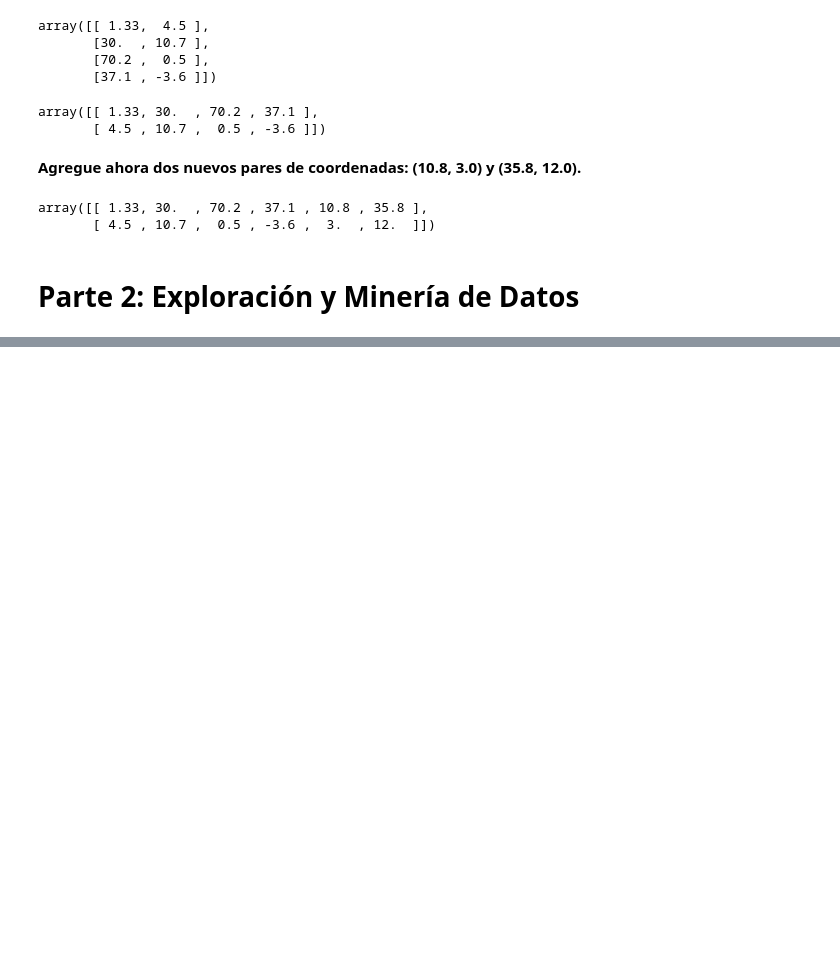
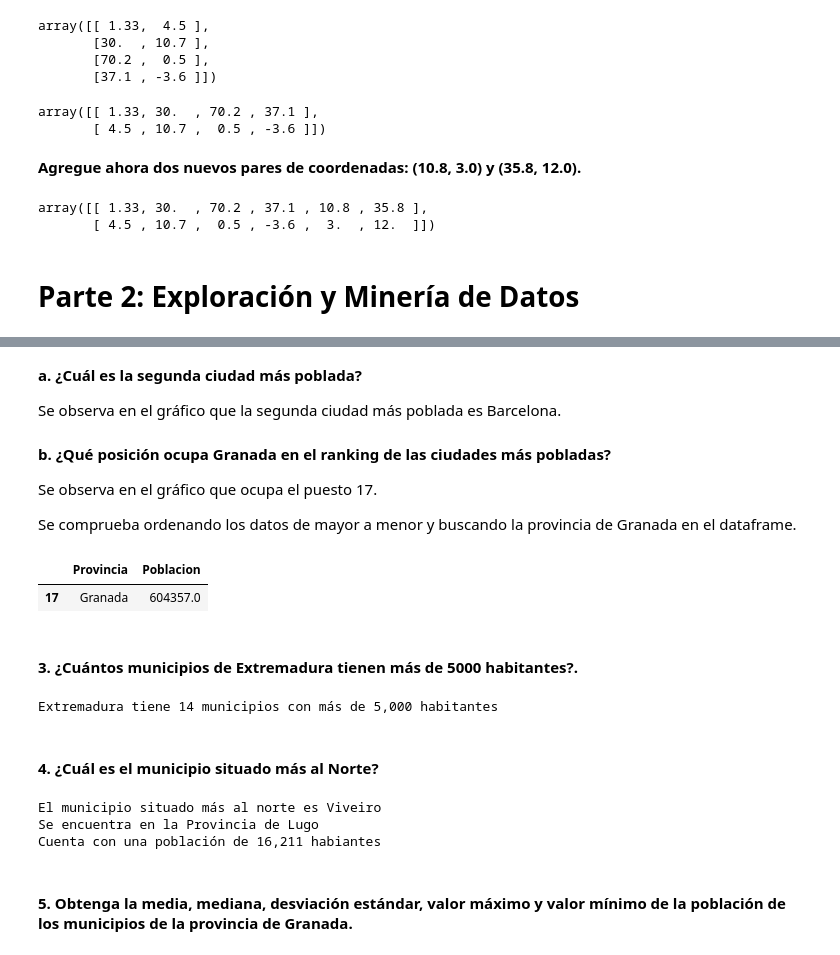
Before and after one commit to jriveramol/Lab3_Numpy_Pandas, a Jupyter notebook: Lab3_Numpy_Pandas.ipynb, the cells around one changed output, grey strips where cells are left out. Cells and saved outputs as stored; diff of their text form; code cells hidden in the pictures; blank space fills up the shorter version.

```diff
--- a/Lab3_Numpy_Pandas.ipynb
+++ b/Lab3_Numpy_Pandas.ipynb
@@ -130,0 +165,40 @@ import matplotlib.pyplot as plt
+# %% [markdown]
+**a. ¿Cuál es la segunda ciudad más poblada?**
+
+Se observa en el gráfico que la segunda ciudad más poblada es Barcelona.
+# %% [markdown]
+**b. ¿Qué posición ocupa Granada en el ranking de las ciudades más pobladas?**
+
+Se observa en el gráfico que ocupa el puesto 17.
+
+Se comprueba ordenando los datos de mayor a menor y buscando la provincia de Granada en el dataframe.
+# %%
+pob_prov_sort = (pob_prov
+                 .sort_values(by='Poblacion', ascending=False)
+                 .reset_index()
+                )
+pob_prov_sort.index += 1
+pob_prov_sort[pob_prov_sort.Provincia == 'Granada']
+# %% [output]
+|  | Provincia | Poblacion |
+| 17 | Granada | 604357.0 |
+# %% [markdown]
+#### 3. ¿Cuántos municipios de Extremadura tienen más de 5000 habitantes?.
+# %%
+extremadura = dataset[dataset.Provincia.isin(['Cáceres','Badajoz'])]
+print(f"Extremadura tiene {(extremadura.Poblacion > 5e3).sum()} municipios con más de 5,000 habitantes")
+# %% [output]
+Extremadura tiene 14 municipios con más de 5,000 habitantes
+# %% [markdown]
+#### 4. ¿Cuál es el municipio situado más al Norte?
+# %%
+northest_mun = dataset[dataset.Y == max(dataset.Y)]
+print(f"El municipio situado más al norte es {northest_mun.Municipio.values[0]}")
+print(f"Se encuentra en la Provincia de {northest_mun.Provincia.values[0]}")
+print(f"Cuenta con una población de {int(northest_mun.Poblacion.sum()):,} habiantes")
+# %% [output]
+El municipio situado más al norte es Viveiro
+Se encuentra en la Provincia de Lugo
+Cuenta con una población de 16,211 habiantes
+# %% [markdown]
+#### 5. Obtenga la media, mediana, desviación estándar, valor máximo y valor mínimo de la población de los municipios de la provincia de Granada.
```
Also changed, not shown: parts of 18 cells of this notebook.
